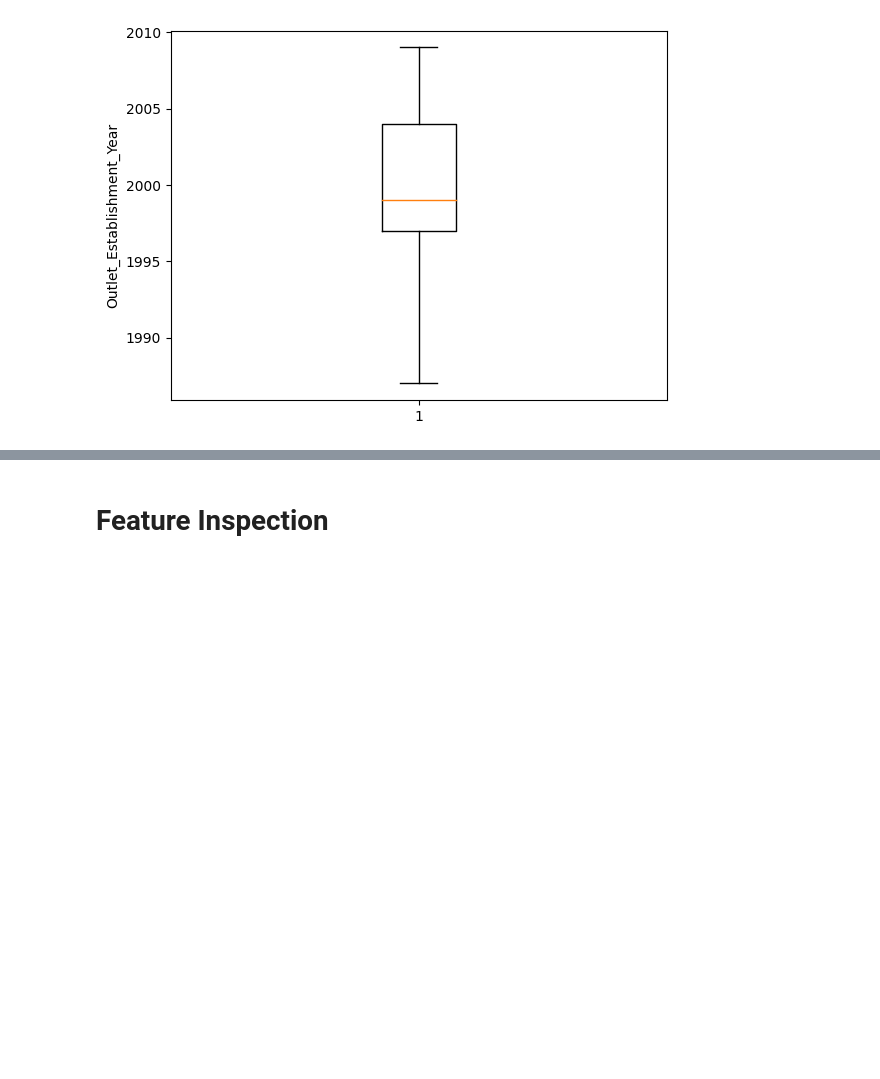
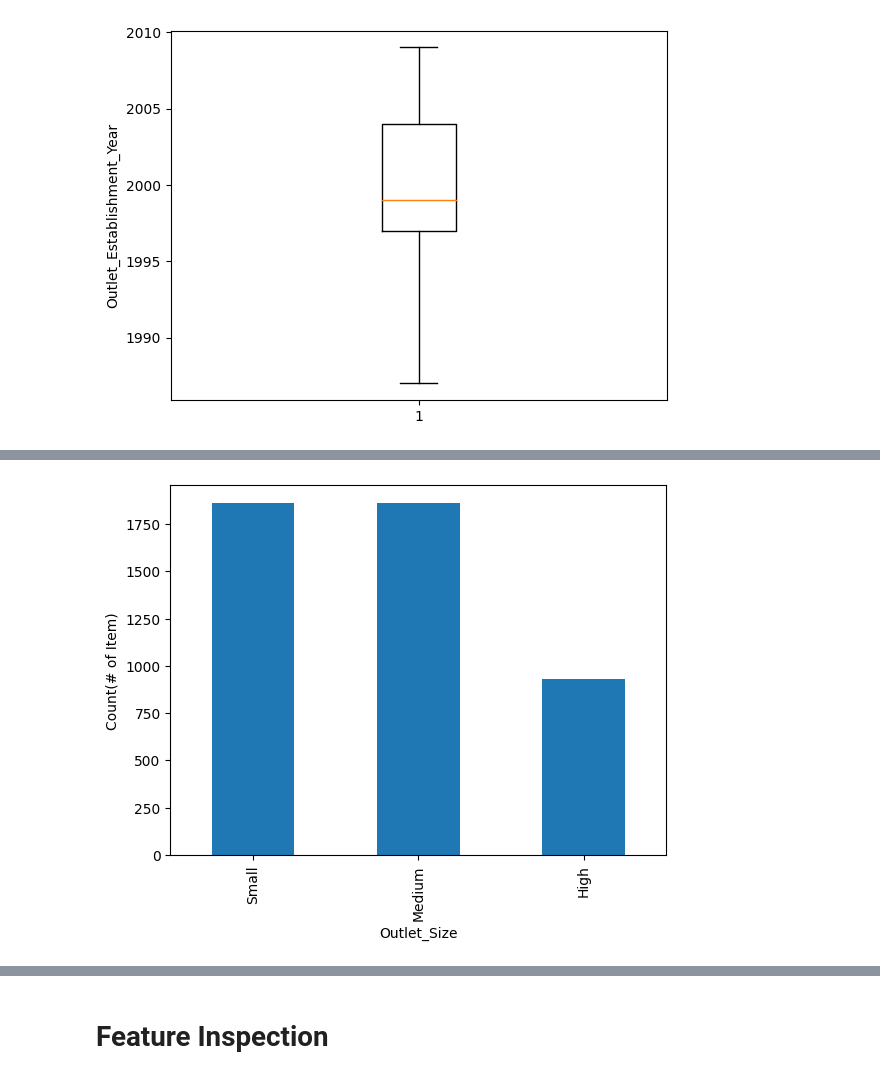
Before and after one commit to hadeelfarash/Prediction_of_Product_Sales, a Jupyter notebook: Prediction_of_Product_Sales.ipynb, the cells around one changed output, grey strips where cells are left out. Saved outputs shown, nothing was run; the diff lists cells and outputs as text; code cells hidden in the pictures; blank space fills up the shorter version.

```diff
--- a/Prediction_of_Product_Sales.ipynb
+++ b/Prediction_of_Product_Sales.ipynb
@@ -294,0 +336,11 @@ ax.set_ylabel("Outlet_Establishment_Year");
+# %%
+#Categorical Plots with Pandas of Outlet_Size
+# Saving the value counts
+val_counts = df['Outlet_Size'].value_counts()
+val_counts
+# Plot value counts as a bar graph
+ax = val_counts.plot(kind='bar')
+ax.set_ylabel("Count(# of Item)");
+ax.set_xlabel("Outlet_Size");
+# %% [output]
+[figure, added]
```
Also changed, not shown: parts of 7 cells of this notebook.
